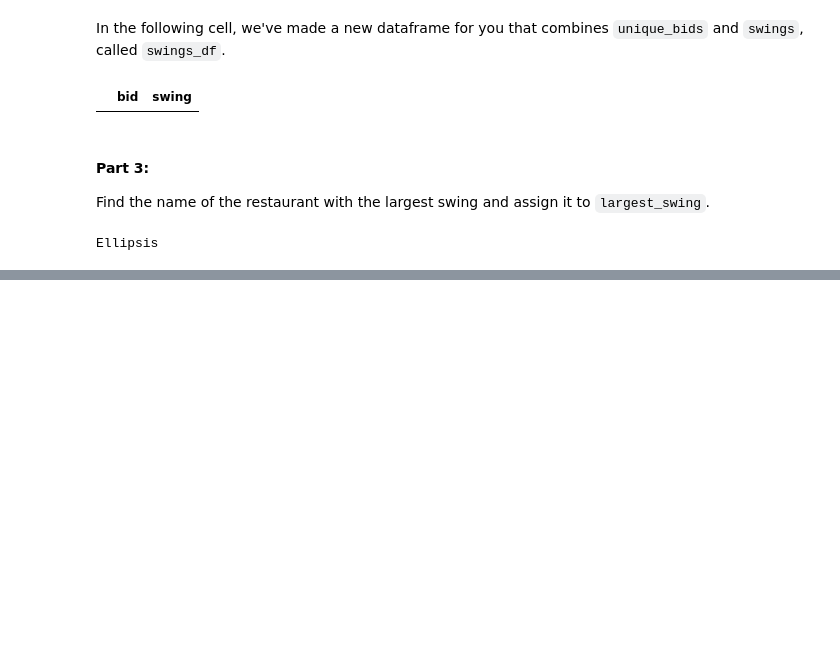
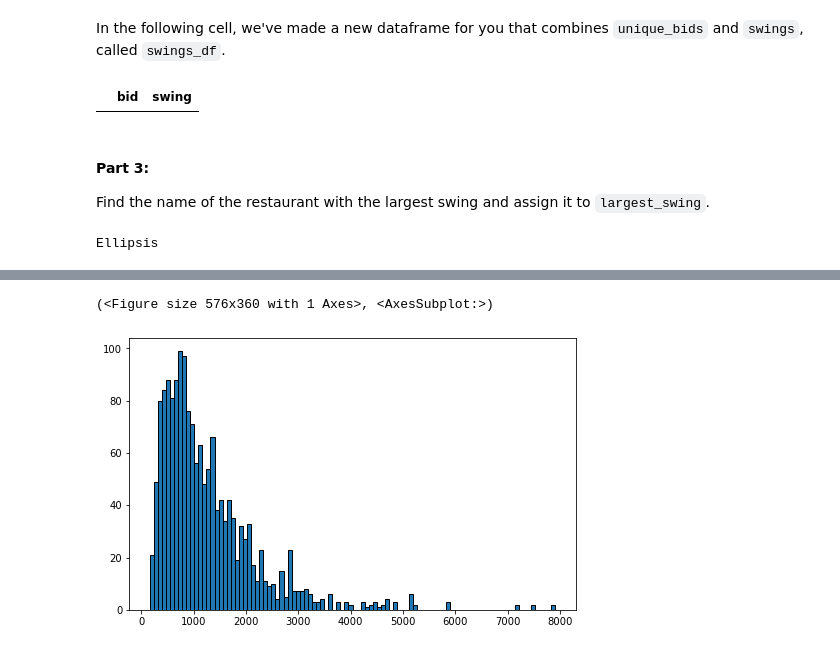
Before and after one commit to dnnyw/intro-to-ds-resources, a Jupyter notebook: final_project/final_project.ipynb, the cells around one changed output, grey strips where cells are left out. Saved outputs shown, nothing was run; the diff lists cells and outputs as text; code cells hidden in the pictures; blank space fills up the shorter version.

```diff
--- a/final_project/final_project.ipynb
+++ b/final_project/final_project.ipynb
@@ -416,6 +420,9 @@ scores = ...
 scores
 # %% [output]
 Ellipsis
+# %%
+# delete me
+scores = ins_named[ins_named['score'] >0]
 # %%
 check('q4a', scores)
 # %% [markdown]
@@ -513,0 +530,5 @@ We've also went over using some more complex equations using quadratic and cubic
+# %%
+# Run this cell and use these variables from here-on after
+yelp_rating = scores['rating']
+review_count = scores['review_count']
+price = scores['price']
@@ -513,0 +540,5 @@ We've also went over using some more complex equations using quadratic and cubic
+# %%
+plot_histogram(review_count, bins = 100)
+# %% [output]
+(<Figure size 576x360 with 1 Axes>, <AxesSubplot:>)
+[figure, added]
```
Also changed, not shown: parts of 33 cells of this notebook, 1 other file.
